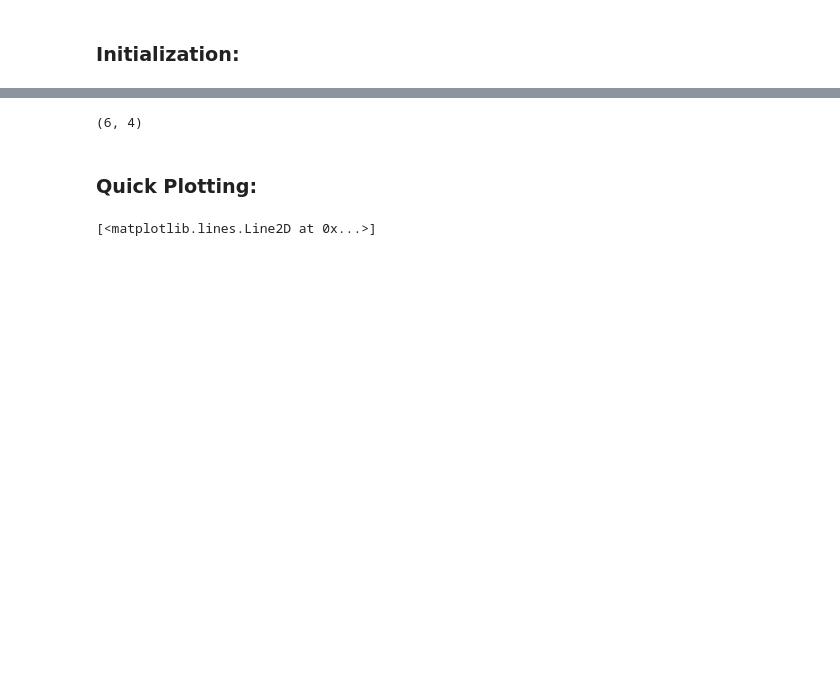
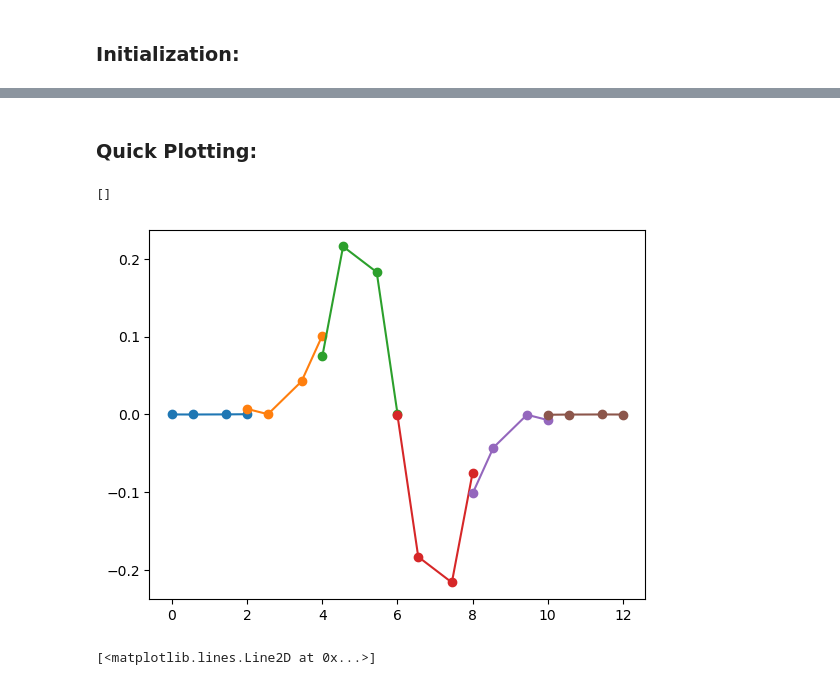
Before and after one commit to msingh1204/FEM, a Jupyter notebook: FEM_Multi.ipynb, the cells around one changed output, grey strips where cells are left out. Saved outputs shown, nothing was run; the diff lists cells and outputs as text; code cells hidden in the pictures; blank space fills up the shorter version.

```diff
--- a/FEM_Multi.ipynb
+++ b/FEM_Multi.ipynb
@@ -95 +101,12 @@ def return_D(V1, V2):
+# %%
+# Note: the nodal inputs are all within the reference element:
+
+npts = 4
+p_order = npts - 1
+xinterior, w = roots_jacobi(p_order - 1,1,1) # returns interior GLL nodes from range -1 and 1
+GLL_points = np.pad(xinterior, (1, 1), 'constant', constant_values=(-1, 1))
+
+V1 = vandermonde(GLL_points, 'Legendre')
+V2 = Ld_vandermonde(GLL_points)
+D = return_D(V1, V2)
 # %%
@@ -113,7 +142,3 @@ deriv_values = deriv_elements(int_points(x_range, 4, L/M, M),
-# %%
-deriv_values.shape
-# %% [output]
-(6, 4)
 # %% [markdown]
 ### Quick Plotting:
 # %%
@@ -137,2 +162,8 @@ def plot_FEM_ic(int_points, value_array, M):
+# %%
+plot_FEM(int_points(x_range, 4, L/M, M), deriv_values, M)
+         # int_points(x_range, 25, L/M, M), Guassian_1st_deriv(int_points(x_range, 25, L/M, M), (L/2), 1))
+# %% [output]
+[]
+[figure, new version]
 # %%
 x_range = np.arange(0, L + (L/M), (L/M)) # Define the element endpoints
```
Also changed, not shown: parts of 17 cells of this notebook.
